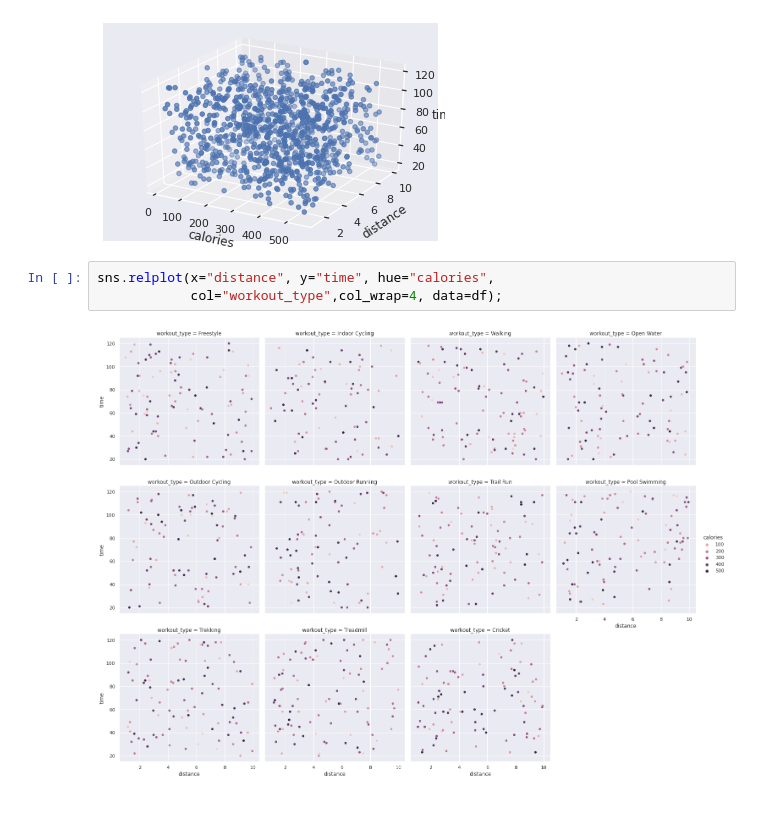
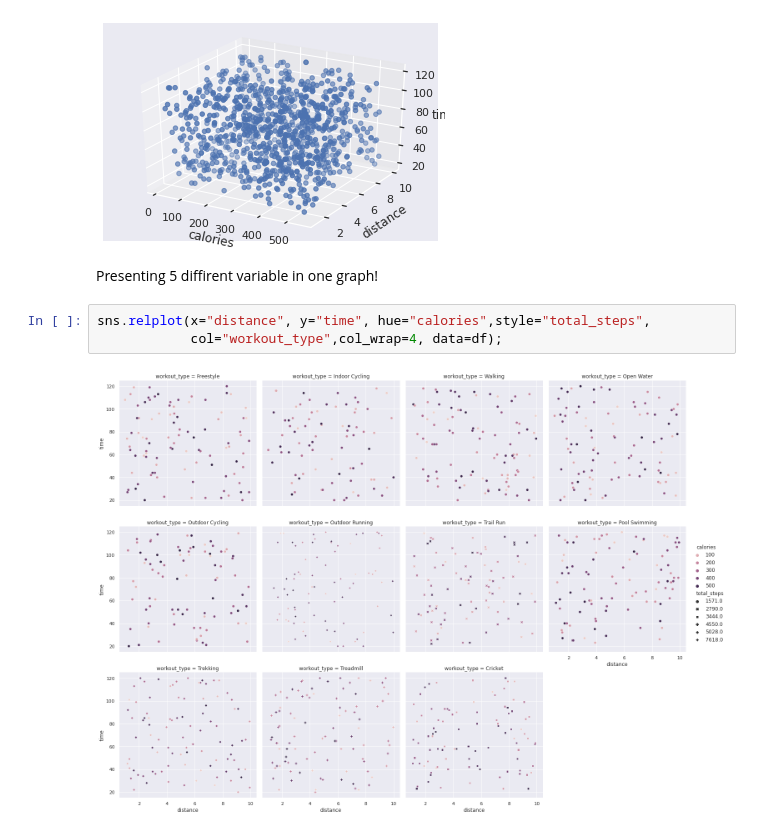
Before and after one commit to bidhan7/Data-Processing-Visualization-, a Jupyter notebook: Quiz_28.ipynb, the cells around one changed output. Saved outputs shown, nothing was run; the diff lists cells and outputs as text.

```diff
--- a/Quiz_28.ipynb
+++ b/Quiz_28.ipynb
@@ -68,8 +68,10 @@ ax.scatter(x, y, z)
 plt.show()
 # %% [output]
 [figure]
+# %% [markdown]
+Presenting 5 diffirent variable in one graph!
 # %%
-sns.relplot(x="distance", y="time", hue="calories",
+sns.relplot(x="distance", y="time", hue="calories",style="total_steps",
             col="workout_type",col_wrap=4, data=df);
 # %% [output]
-[figure, old version]
+[figure, new version]
```
